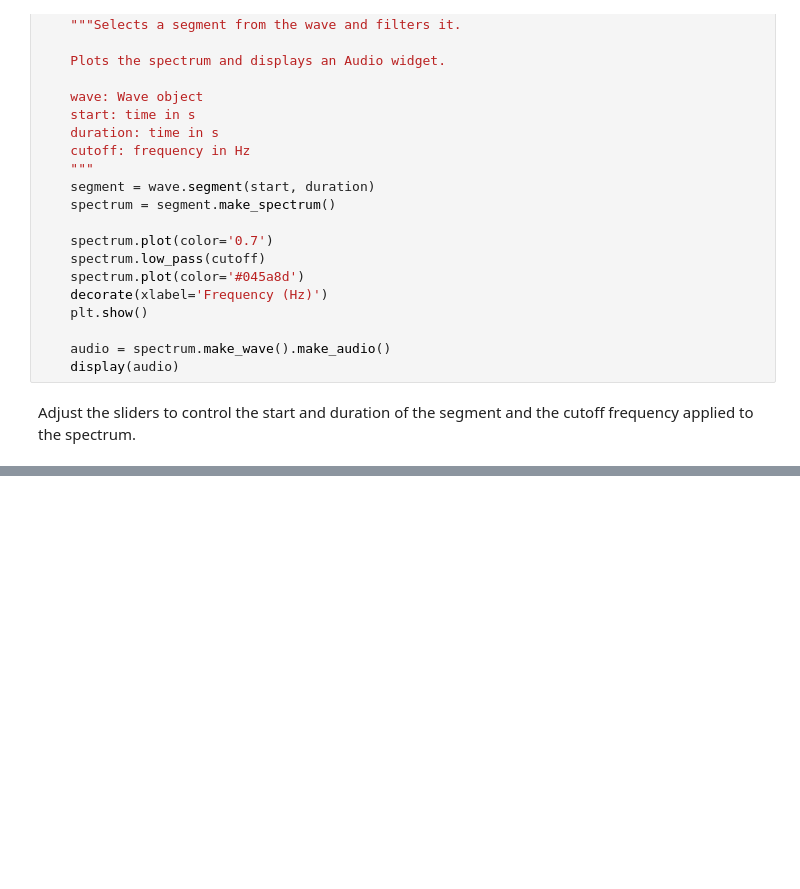
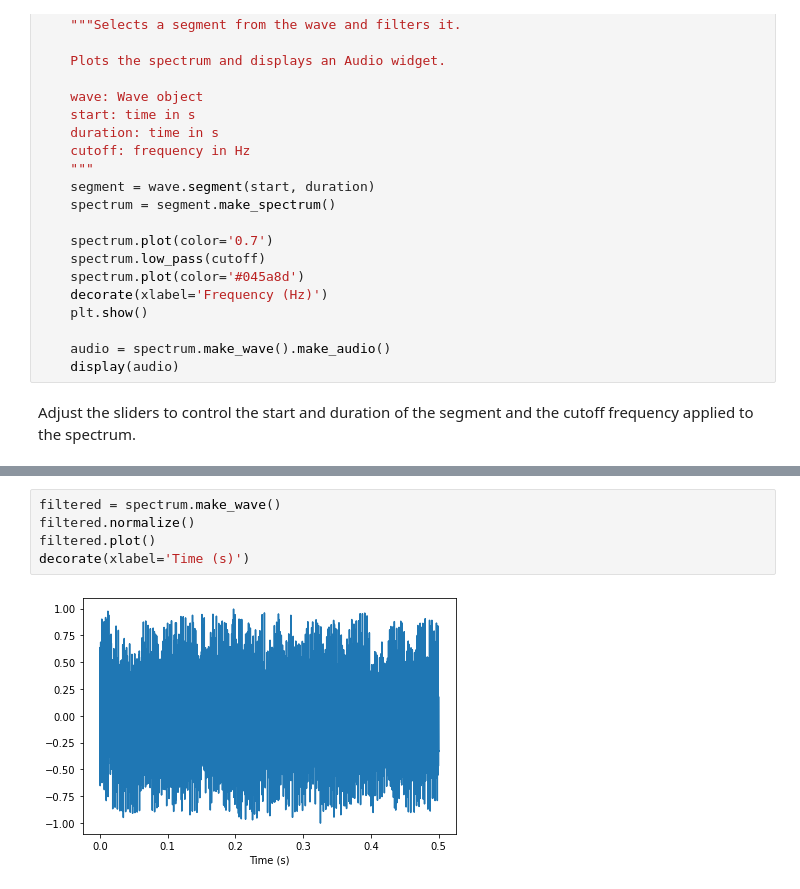
Before and after one commit to Jar-Cher/ThinkDSP, a Jupyter notebook: Labs/Lab1/chap01.ipynb, the cells around one changed output, grey strips where cells are left out. Cells and saved outputs as stored; diff of their text form; blank space fills up the shorter version.

```diff
--- a/Labs/Lab1/chap01.ipynb
+++ b/Labs/Lab1/chap01.ipynb
@@ -262,0 +314,7 @@ interact(filter_wave, wave=fixed(wave),
+# %%
+filtered = spectrum.make_wave()
+filtered.normalize()
+filtered.plot()
+decorate(xlabel='Time (s)')
+# %% [output]
+[figure, added]
```
Also changed, not shown: parts of 19 cells of this notebook, 1 other file.
